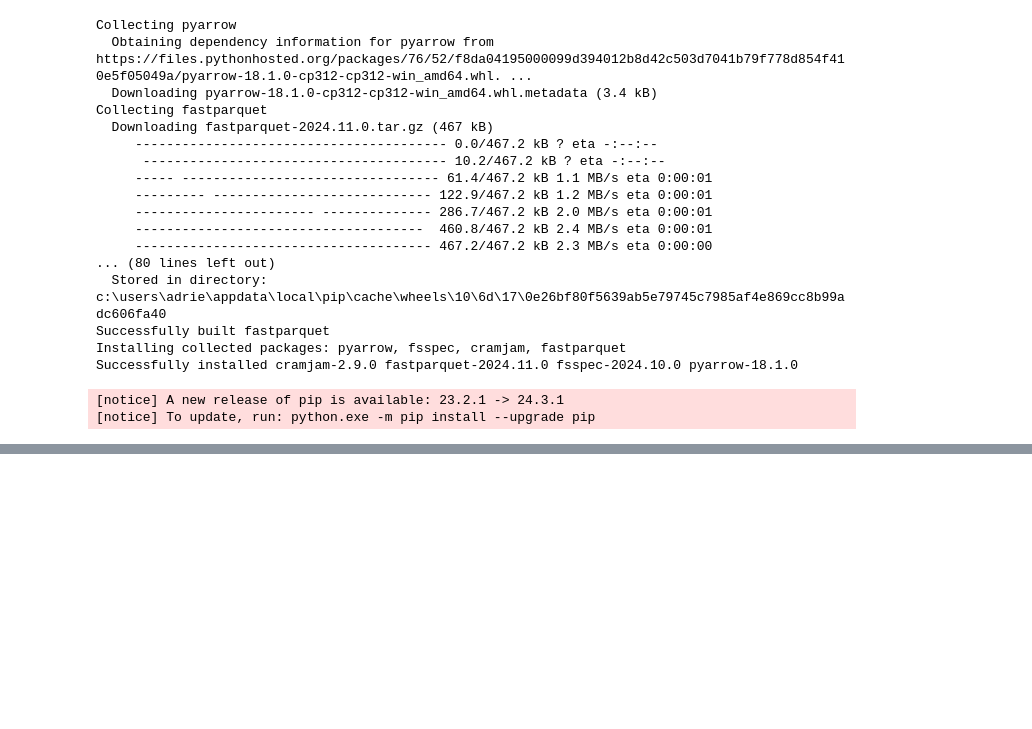
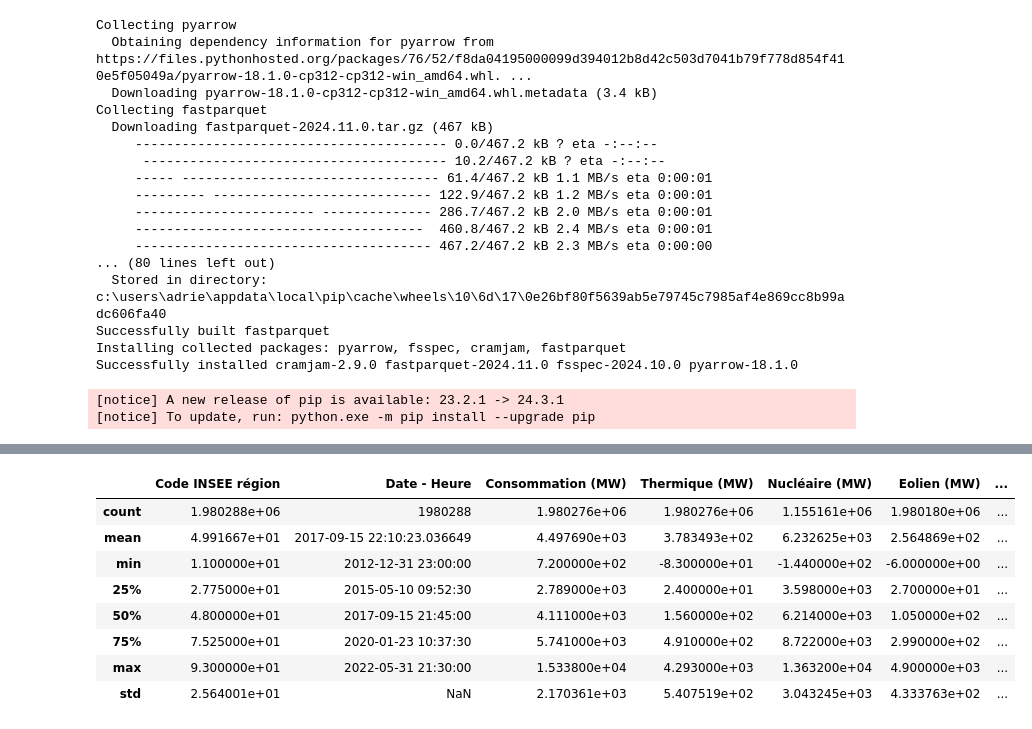
Before and after one commit to DuClare/BigData, a Jupyter notebook: bigdata.ipynb, the cells around one changed output, grey strips where cells are left out. Cells and saved outputs as stored; diff of their text form; code cells hidden in the pictures; blank space fills up the shorter version.

```diff
--- a/bigdata.ipynb
+++ b/bigdata.ipynb
@@ -24,0 +43,12 @@ Successfully installed cramjam-2.9.0 fastparquet-2024.11.0 fsspec-2024.10.0 pyar
+# %%
+df.describe()
+# %% [output]
+|  | Code INSEE région | Date - Heure | Consommation (MW) | Thermique (MW) | Nucléaire (MW) | Eolien (MW) | ... |
+| count | 1.980288e+06 | 1980288 | 1.980276e+06 | 1.980276e+06 | 1.155161e+06 | 1.980180e+06 | ... |
+| mean | 4.991667e+01 | 2017-09-15 22:10:23.036649 | 4.497690e+03 | 3.783493e+02 | 6.232625e+03 | 2.564869e+02 | ... |
+| min | 1.100000e+01 | 2012-12-31 23:00:00 | 7.200000e+02 | -8.300000e+01 | -1.440000e+02 | -6.000000e+00 | ... |
+| 25% | 2.775000e+01 | 2015-05-10 09:52:30 | 2.789000e+03 | 2.400000e+01 | 3.598000e+03 | 2.700000e+01 | ... |
+| 50% | 4.800000e+01 | 2017-09-15 21:45:00 | 4.111000e+03 | 1.560000e+02 | 6.214000e+03 | 1.050000e+02 | ... |
+| 75% | 7.525000e+01 | 2020-01-23 10:37:30 | 5.741000e+03 | 4.910000e+02 | 8.722000e+03 | 2.990000e+02 | ... |
+| max | 9.300000e+01 | 2022-05-31 21:30:00 | 1.533800e+04 | 4.293000e+03 | 1.363200e+04 | 4.900000e+03 | ... |
+| std | 2.564001e+01 | NaN | 2.170361e+03 | 5.407519e+02 | 3.043245e+03 | 4.333763e+02 | ... |
```
Also changed, not shown: parts of 6 cells of this notebook.
